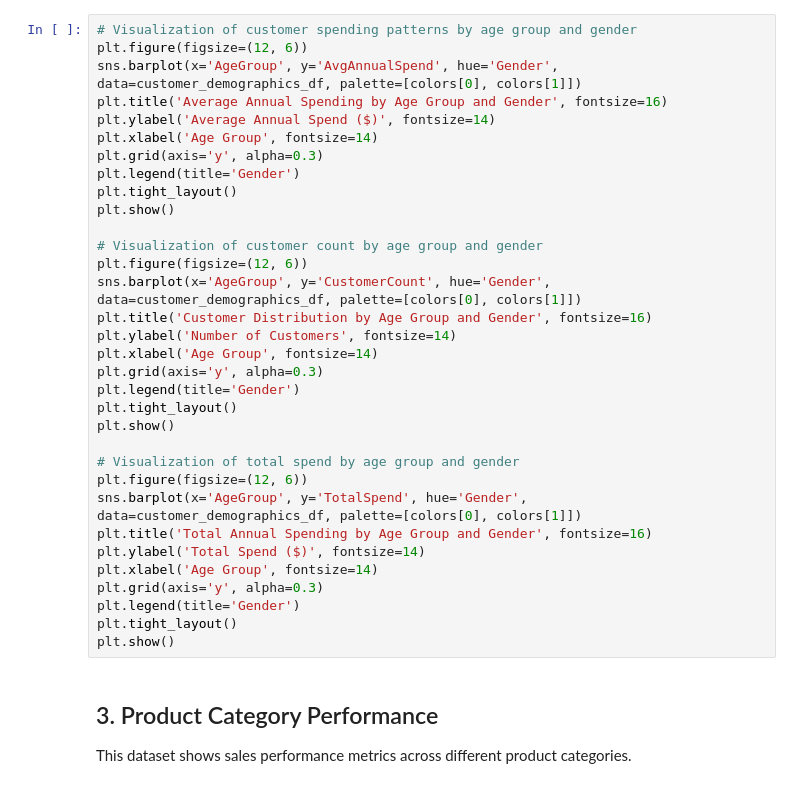
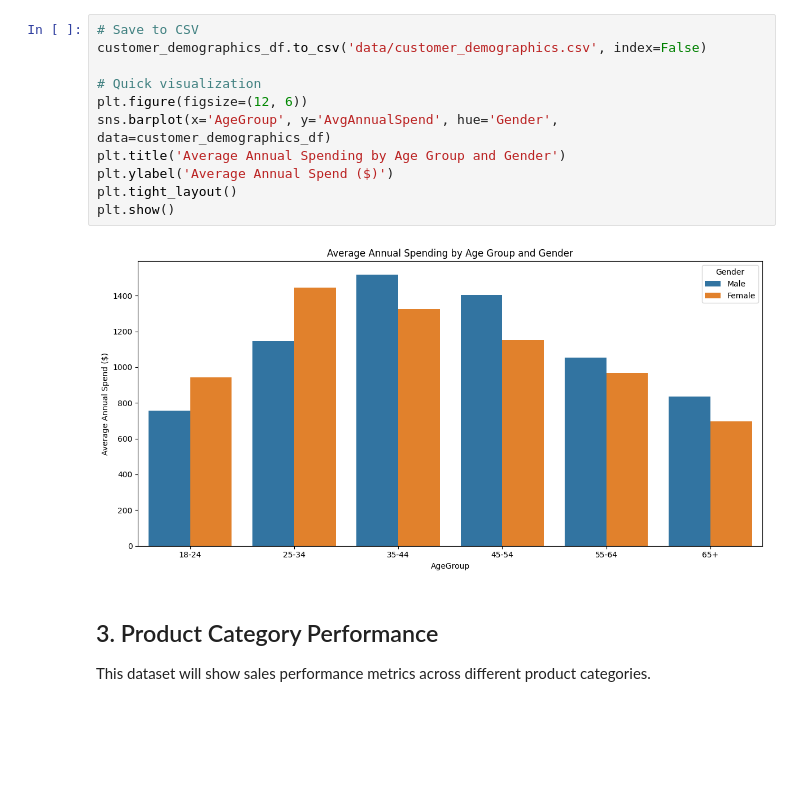
Before and after one commit to xdkaine/CIS3110-A2-AnalyticsDashboard, a Jupyter notebook: analytics_dashboard.ipynb, the cells around one changed output. Drawn from its saved outputs; the diff is of its cells as text; blank space fills up the shorter version.

```diff
--- a/analytics_dashboard.ipynb
+++ b/analytics_dashboard.ipynb
@@ -82,38 +172,18 @@ customer_demographics_df.head()
 # %%
-# Visualization of customer spending patterns by age group and gender
+# Save to CSV
+customer_demographics_df.to_csv('data/customer_demographics.csv', index=False)
+
+# Quick visualization
 plt.figure(figsize=(12, 6))
-sns.barplot(x='AgeGroup', y='AvgAnnualSpend', hue='Gender', data=customer_demographics_df, palette=[colors[0], colors[1]])
-plt.title('Average Annual Spending by Age Group and Gender', fontsize=16)
-plt.ylabel('Average Annual Spend ($)', fontsize=14)
-plt.xlabel('Age Group', fontsize=14)
-plt.grid(axis='y', alpha=0.3)
-plt.legend(title='Gender')
+sns.barplot(x='AgeGroup', y='AvgAnnualSpend', hue='Gender', data=customer_demographics_df)
+plt.title('Average Annual Spending by Age Group and Gender')
+plt.ylabel('Average Annual Spend ($)')
 plt.tight_layout()
 plt.show()
-
-# Visualization of customer count by age group and gender
-plt.figure(figsize=(12, 6))
-sns.barplot(x='AgeGroup', y='CustomerCount', hue='Gender', data=customer_demographics_df, palette=[colors[0], colors[1]])
-plt.title('Customer Distribution by Age Group and Gender', fontsize=16)
-plt.ylabel('Number of Customers', fontsize=14)
-plt.xlabel('Age Group', fontsize=14)
-plt.grid(axis='y', alpha=0.3)
-plt.legend(title='Gender')
-plt.tight_layout()
-plt.show()
-
-# Visualization of total spend by age group and gender
-plt.figure(figsize=(12, 6))
-sns.barplot(x='AgeGroup', y='TotalSpend', hue='Gender', data=customer_demographics_df, palette=[colors[0], colors[1]])
-plt.title('Total Annual Spending by Age Group and Gender', fontsize=16)
-plt.ylabel('Total Spend ($)', fontsize=14)
-plt.xlabel('Age Group', fontsize=14)
-plt.grid(axis='y', alpha=0.3)
-plt.legend(title='Gender')
-plt.tight_layout()
-plt.show()
+# %% [output]
+[figure, added]
 # %% [markdown]
 ## 3. Product Category Performance
 
-This dataset shows sales performance metrics across different product categories.
+This dataset will show sales performance metrics across different product categories.
 # %%
```
Also changed, not shown: parts of 16 cells of this notebook.
